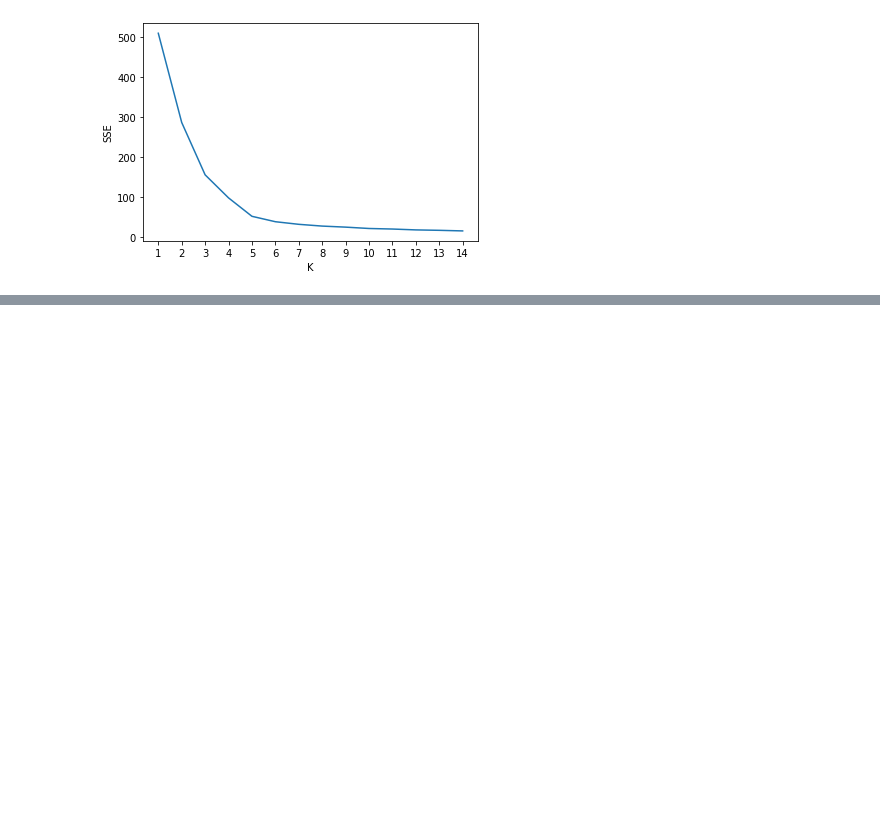
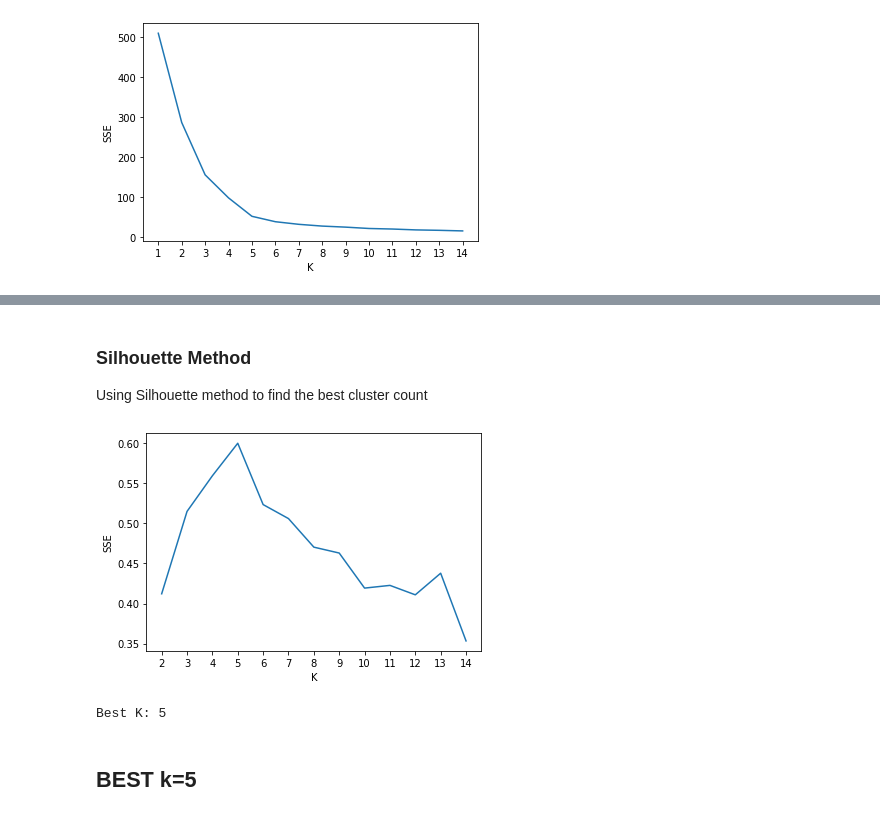
Before and after one commit to Gholamrezadar/Colab-notebooks, a Jupyter notebook: Tamrin_4_DataMining_Gholamrezadar_96405037.ipynb, the cells around one changed output, grey strips where cells are left out. Drawn from its saved outputs; the diff is of its cells as text; code cells hidden in the pictures; blank space fills up the shorter version.

Commit message:
updated using Colaboratory

```diff
--- a/Tamrin_4_DataMining_Gholamrezadar_96405037.ipynb
+++ b/Tamrin_4_DataMining_Gholamrezadar_96405037.ipynb
@@ -203,0 +165,32 @@ Best K : 5
+# %% [markdown]
+### Silhouette Method
+Using Silhouette method to find the best cluster count
+# %%
+scores = []
+# find best 'k' between 2-15
+for k in range(2, 15):
+  kmeans = KMeans(
+      init="random",
+      n_clusters=k,
+      n_init=10,
+      max_iter=300,
+      random_state=1)
+  kmeans.fit(scaled_features)
+  score = silhouette_score(
+      scaled_features, kmeans.labels_
+  )
+  scores.append(score)
+
+plt.plot(range(2, 15), scores)
+plt.xticks(range(2, 15))
+plt.xlabel("K")
+plt.ylabel("SSE")
+plt.show()
+# %% [output]
+[figure, added]
+# %%
+print("Best K:",list(range(2,15))[scores.index(max(scores))])
+# %% [output]
+Best K: 5
+# %% [markdown]
+## BEST k=5
```
Also changed, not shown: parts of 10 cells of this notebook.
